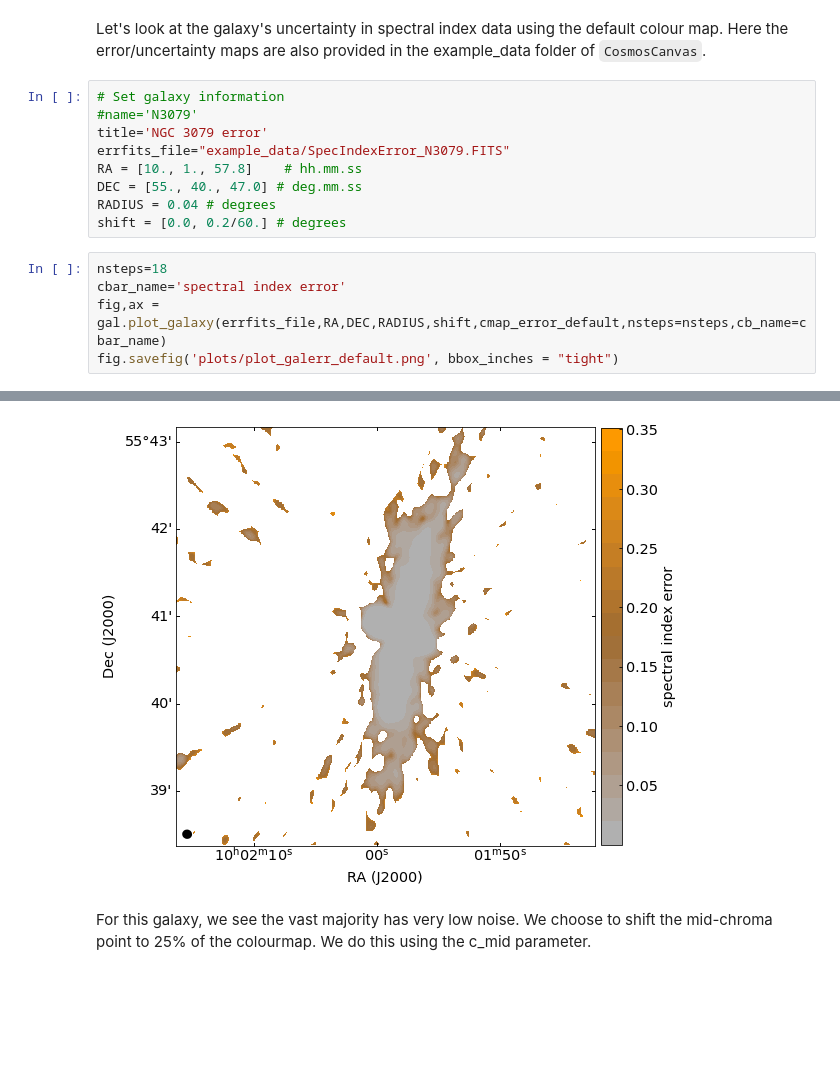
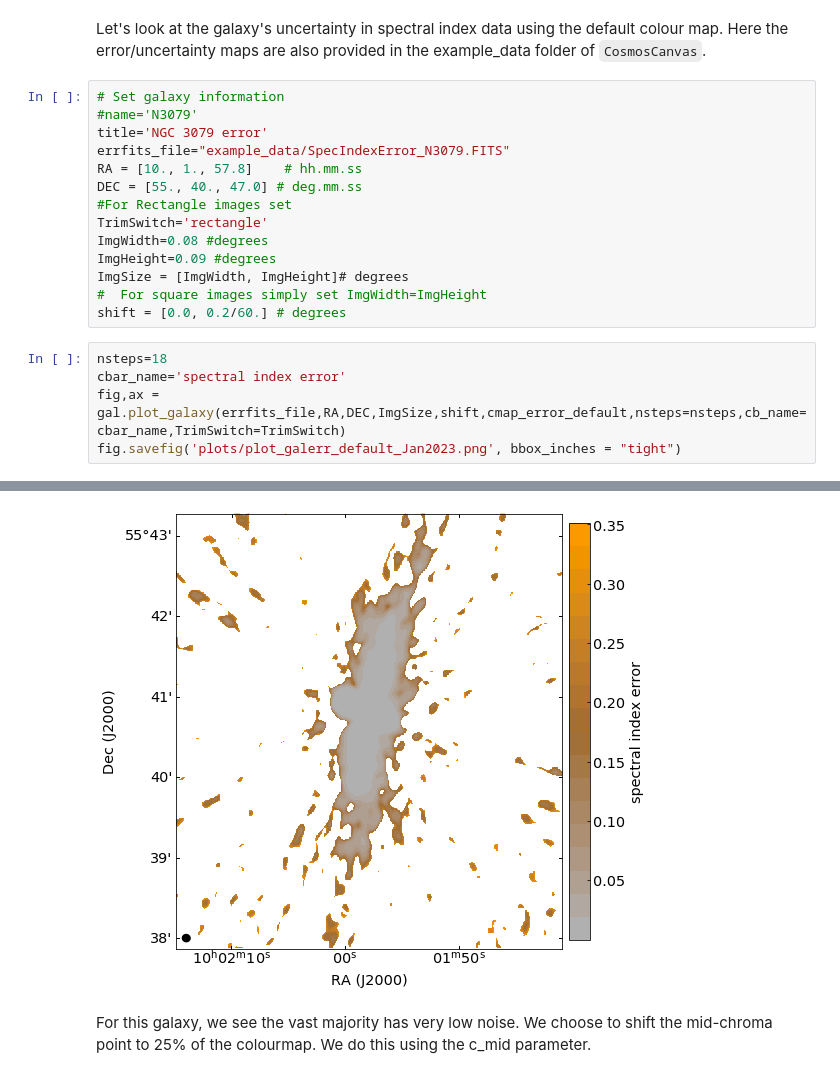
Before and after one commit to mlarichardson/CosmosCanvas, a Jupyter notebook: 2. Plot Spectral Index Error.ipynb, the cells around one changed output, grey strips where cells are left out. Drawn from its saved outputs; the diff is of its cells as text; blank space fills up the shorter version.

```diff
--- a/2. Plot Spectral Index Error.ipynb
+++ b/2. Plot Spectral Index Error.ipynb
@@ -57,11 +58,16 @@ title='NGC 3079 error'
 errfits_file="example_data/SpecIndexError_N3079.FITS"
 RA = [10., 1., 57.8]    # hh.mm.ss
 DEC = [55., 40., 47.0] # deg.mm.ss
-RADIUS = 0.04 # degrees
+#For Rectangle images set
+TrimSwitch='rectangle'
+ImgWidth=0.08 #degrees
+ImgHeight=0.09 #degrees
+ImgSize = [ImgWidth, ImgHeight]# degrees
+#  For square images simply set ImgWidth=ImgHeight
 shift = [0.0, 0.2/60.] # degrees
 # %%
 nsteps=18
 cbar_name='spectral index error'
-fig,ax = gal.plot_galaxy(errfits_file,RA,DEC,RADIUS,shift,cmap_error_default,nsteps=nsteps,cb_name=cbar_name)
-fig.savefig('plots/plot_galerr_default.png', bbox_inches = "tight")
+fig,ax = gal.plot_galaxy(errfits_file,RA,DEC,ImgSize,shift,cmap_error_default,nsteps=nsteps,cb_name=cbar_name,TrimSwitch=TrimSwitch)
+fig.savefig('plots/plot_galerr_default_Jan2023.png', bbox_inches = "tight")
 # %% [output]
@@ -69,7 +74,7 @@ WARNING: FITSFixedWarning: 'datfix' made the change 'Set MJD-OBS to 56101.802951
 WARNING: FITSFixedWarning: 'obsfix' made the change 'Set OBSGEO-L to  -107.618000 from OBSGEO-[XYZ].
 Set OBSGEO-B to    34.078827 from OBSGEO-[XYZ].
 Set OBSGEO-H to     2115.607 from OBSGEO-[XYZ]'. [astropy.wcs.wcs]
-[figure, old version]
+[figure, new version]
 # %% [markdown]
 For this galaxy, we see the vast majority has very low noise. We choose to shift the mid-chroma point to 25% of the colourmap. We do this using the c_mid parameter.
 # %%
```
Also changed, not shown: parts of 8 cells of this notebook, 5 other files.
